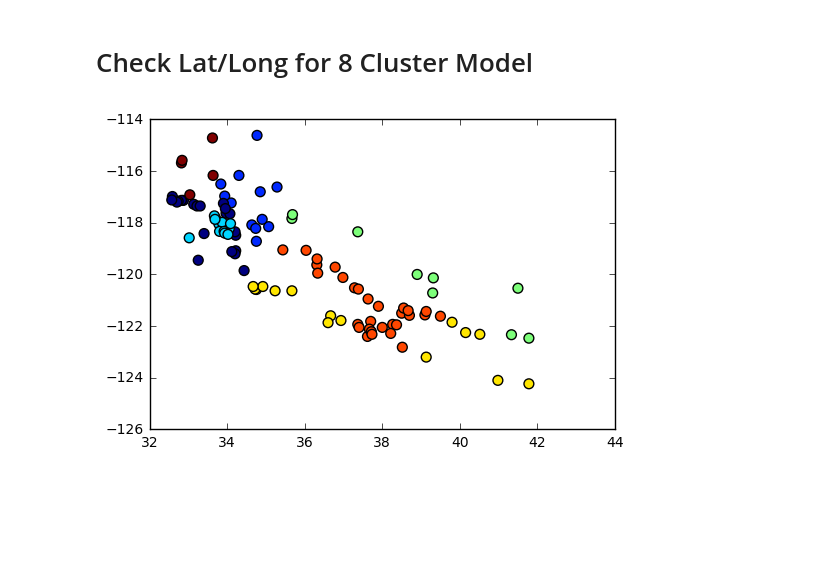
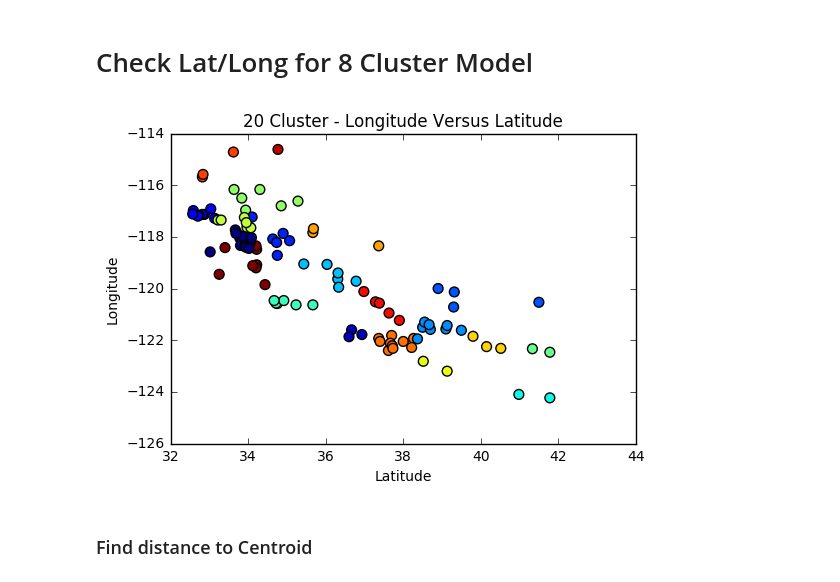
Before and after one commit to vslchumids/w210_capstone_solar, a Jupyter notebook: Python/Cluster_Model/Cluster_Model.ipynb, the cells around one changed output. Saved outputs shown, nothing was run; the diff lists cells and outputs as text; code cells hidden in the pictures; blank space fills up the shorter version.

Commit message:
updated cluster model

```diff
--- a/Python/Cluster_Model/Cluster_Model.ipynb
+++ b/Python/Cluster_Model/Cluster_Model.ipynb
@@ -527,7 +528,9 @@ Looks like at 8/9 centroids we gains start to flatten out
 # %% [markdown]
 # Check Lat/Long for 8 Cluster Model
 # %%
-km = KMeans (n_clusters=7, init='k-means++')
+centers = 20
+
+km = KMeans (n_clusters=centers, init='k-means++')
 clstrs_final = km.fit (X)
 
 
@@ -539,6 +542,11 @@ clust_regions.columns = ('Station', 'Cluster', 'Lat', 'Long')
 # %%
 plt.scatter(clust_regions['Lat'], clust_regions['Long'], c=clust_regions['Cluster'], s = 50)
 #plt.legend
+plt.ylabel('Longitude')
+plt.xlabel('Latitude')
+plt.title(str(centers) + ' Cluster - Longitude Versus Latitude')
 plt.show()
 # %% [output]
-[figure, old version]
+[figure, new version]
+# %% [markdown]
+### Find distance to Centroid
```
Also changed, not shown: parts of 4 cells of this notebook, 2 other files.
